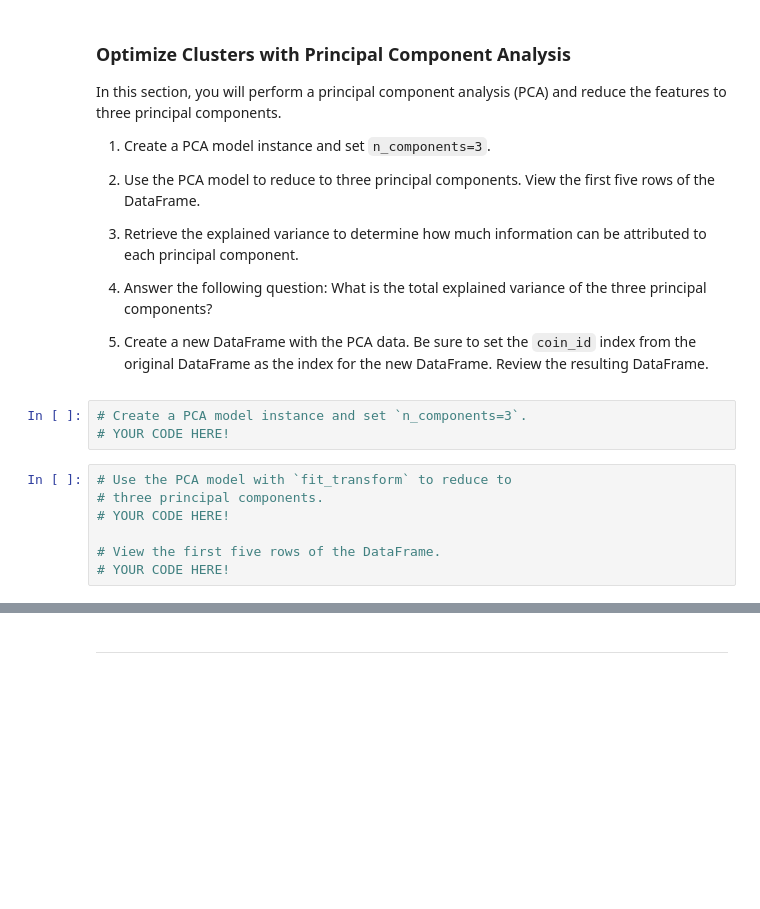
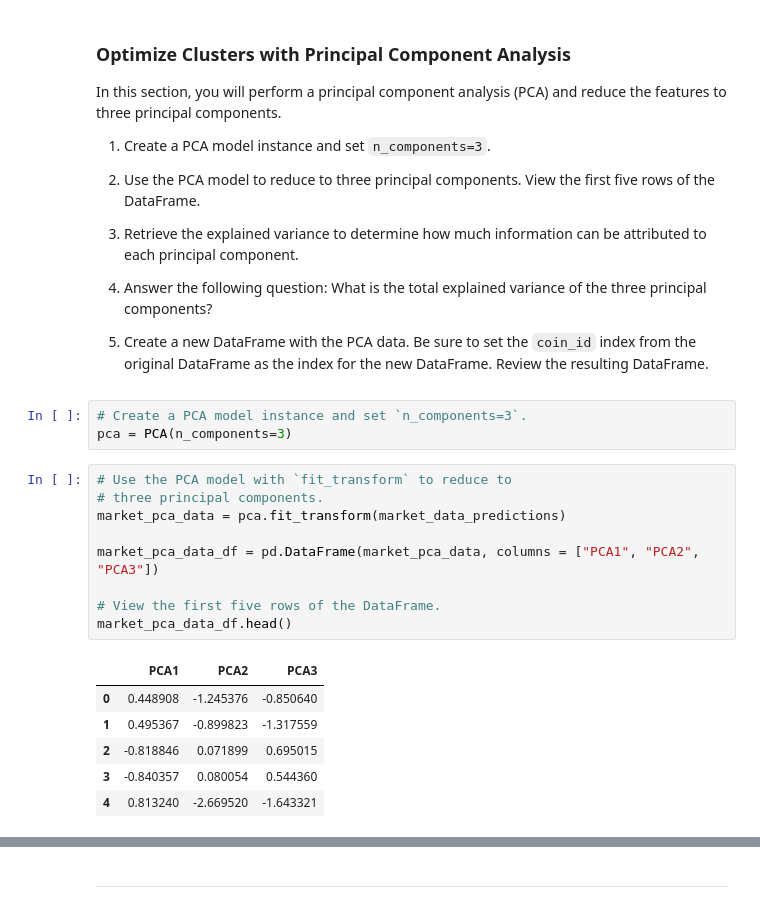
Before and after one commit to nmendelow/bootcamp_challenge_10, a Jupyter notebook: crypto_investments.ipynb, the cells around one changed output, grey strips where cells are left out. Cells and saved outputs as stored; diff of their text form; blank space fills up the shorter version.

```diff
--- a/crypto_investments.ipynb
+++ b/crypto_investments.ipynb
@@ -251,14 +251,23 @@ In this section, you will perform a principal component analysis (PCA) and reduc
 5. Create a new DataFrame with the PCA data. Be sure to set the `coin_id` index from the original DataFrame as the index for the new DataFrame. Review the resulting DataFrame.
 # %%
 # Create a PCA model instance and set `n_components=3`.
-# YOUR CODE HERE!
+pca = PCA(n_components=3)
 # %%
 # Use the PCA model with `fit_transform` to reduce to
 # three principal components.
-# YOUR CODE HERE!
+market_pca_data = pca.fit_transform(market_data_predictions)
+
+market_pca_data_df = pd.DataFrame(market_pca_data, columns = ["PCA1", "PCA2", "PCA3"])
 
 # View the first five rows of the DataFrame.
-# YOUR CODE HERE!
+market_pca_data_df.head()
+# %% [output]
+|  | PCA1 | PCA2 | PCA3 |
+| 0 | 0.448908 | -1.245376 | -0.850640 |
+| 1 | 0.495367 | -0.899823 | -1.317559 |
+| 2 | -0.818846 | 0.071899 | 0.695015 |
+| 3 | -0.840357 | 0.080054 | 0.544360 |
+| 4 | 0.813240 | -2.669520 | -1.643321 |
 # %%
 # Retrieve the explained variance to determine how much information
 # can be attributed to each principal component.
```
Also changed, not shown: parts of 10 cells of this notebook.
